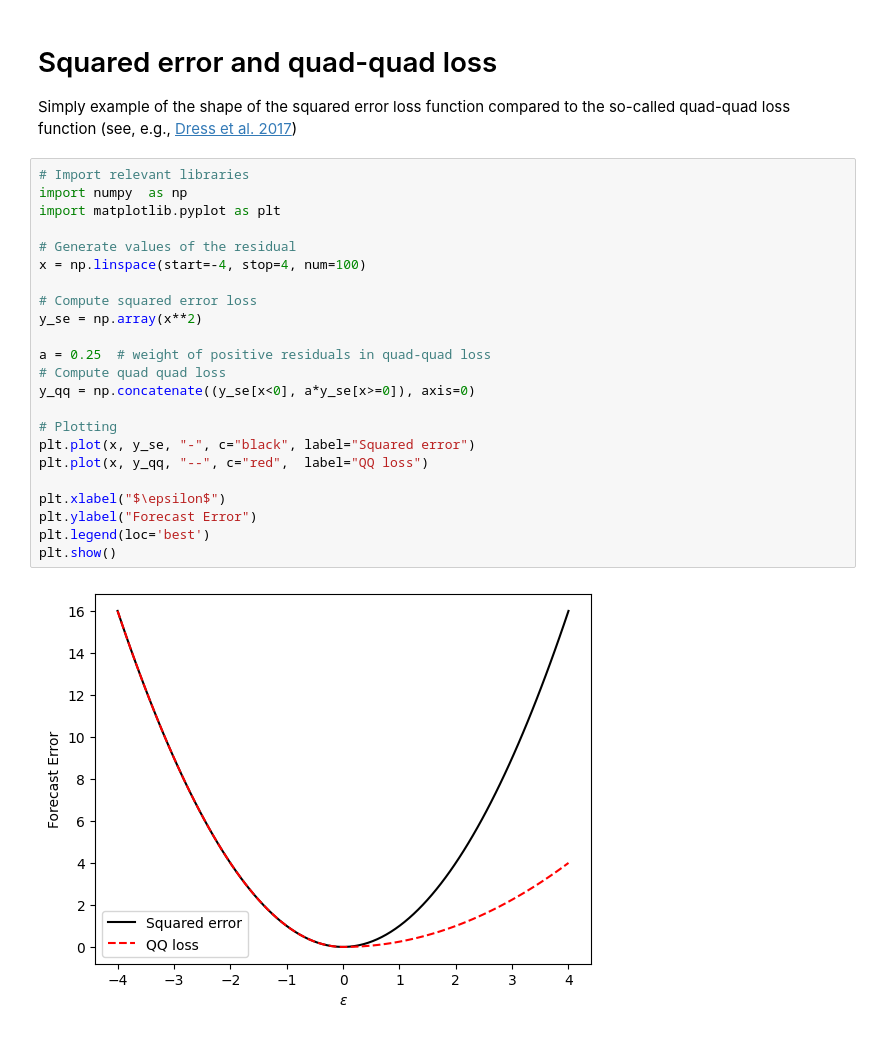
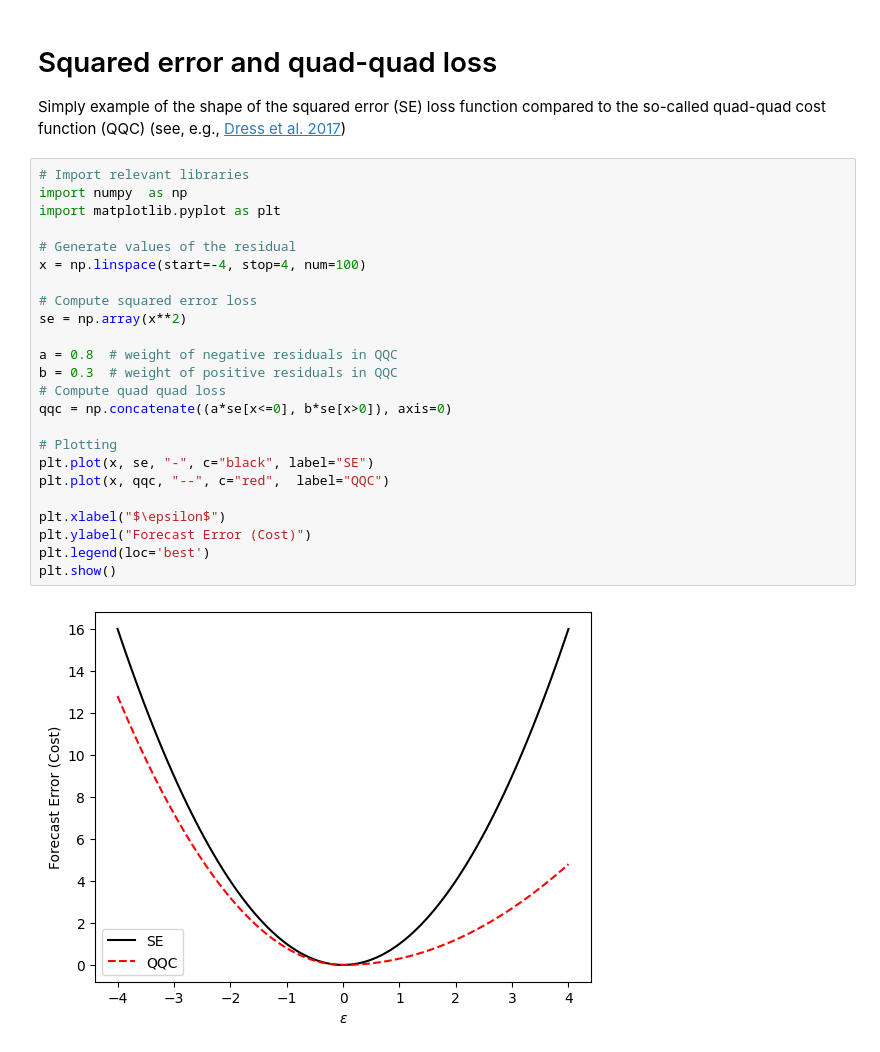
Before and after one commit to Humboldt-WI/demopy, a Jupyter notebook: qqloss.ipynb, the cells around one changed output. Cells and saved outputs as stored; diff of their text form.

```diff
--- a/qqloss.ipynb
+++ b/qqloss.ipynb
@@ -2,29 +2,30 @@
 [![Open In Colab](https://colab.research.google.com/assets/colab-badge.svg)](https://colab.research.google.com/github/Humboldt-WI/demopy/blob/master/qqloss.ipynb)
 # %% [markdown]
 # Squared error and quad-quad loss
-Simply example of the shape of the squared error loss function compared to the so-called quad-quad loss function (see, e.g., [Dress et al. 2017](https://arxiv.org/abs/1707.02736))
+Simply example of the shape of the squared error (SE) loss function compared to the so-called quad-quad cost function (QQC) (see, e.g., [Dress et al. 2017](https://arxiv.org/abs/1707.02736))
 # %%
 # Import relevant libraries
 import numpy  as np
 import matplotlib.pyplot as plt
 
 # Generate values of the residual
 x = np.linspace(start=-4, stop=4, num=100)
 
 # Compute squared error loss
-y_se = np.array(x**2)
+se = np.array(x**2)
 
-a = 0.25  # weight of positive residuals in quad-quad loss
+a = 0.8  # weight of negative residuals in QQC
+b = 0.3  # weight of positive residuals in QQC
 # Compute quad quad loss
-y_qq = np.concatenate((y_se[x<0], a*y_se[x>=0]), axis=0)
+qqc = np.concatenate((a*se[x<=0], b*se[x>0]), axis=0)
 
 # Plotting
-plt.plot(x, y_se, "-", c="black", label="Squared error")
-plt.plot(x, y_qq, "--", c="red",  label="QQ loss")
+plt.plot(x, se, "-", c="black", label="SE")
+plt.plot(x, qqc, "--", c="red",  label="QQC")
 
 plt.xlabel("$\epsilon$")
-plt.ylabel("Forecast Error")
+plt.ylabel("Forecast Error (Cost)")
 plt.legend(loc='best')
 plt.show()
 # %% [output]
-[figure, old version]
+[figure, new version]
```
Also changed, not shown: 3 other files.
